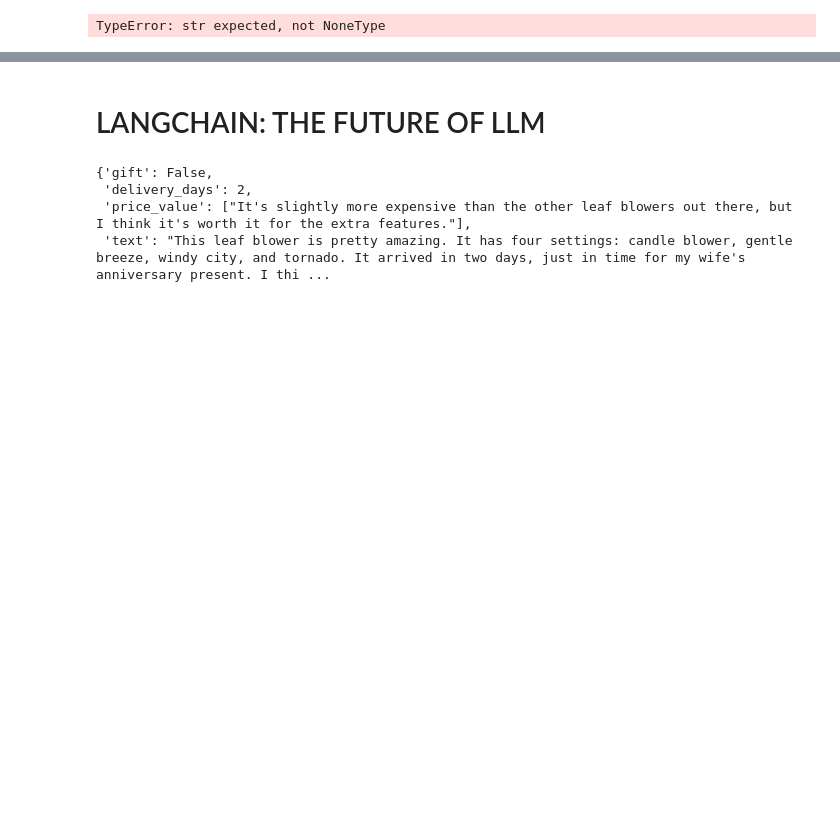
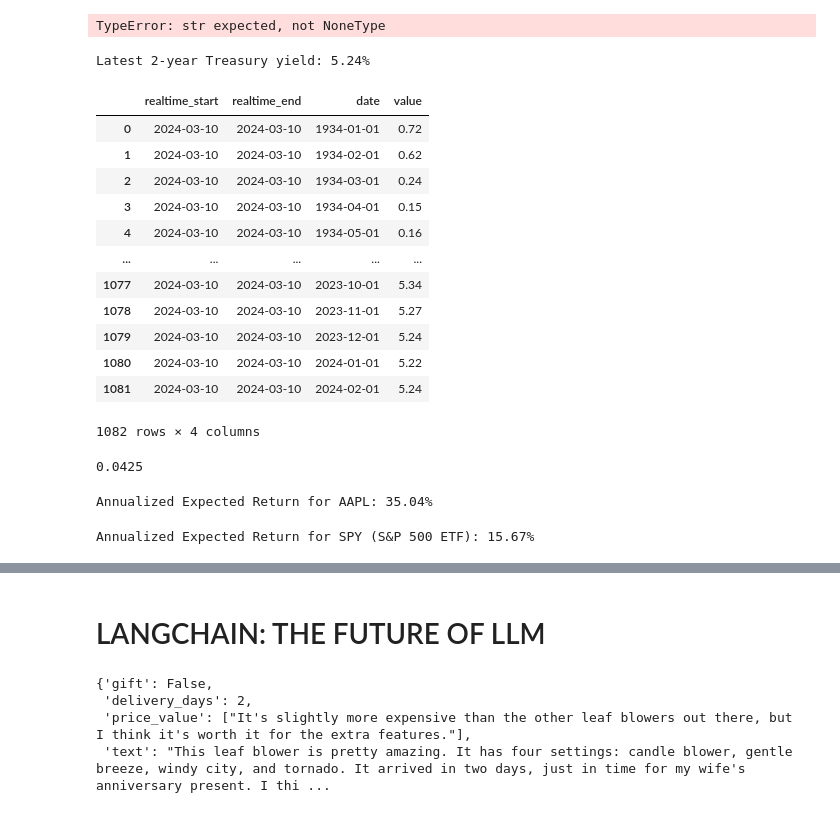
Before and after one commit to Abhiteja22/FYP, a Jupyter notebook: fyp/app/openAI_test.ipynb, the cells around one changed output, grey strips where cells are left out. Drawn from its saved outputs; the diff is of its cells as text; code cells hidden in the pictures; blank space fills up the shorter version.

```diff
--- a/fyp/app/openAI_test.ipynb
+++ b/fyp/app/openAI_test.ipynb
@@ -5,2 +6,41 @@ os.environ["ALPHA_VANTAGE_API_KEY"] = os.getenv('ALPHA_VANTAGE_API_KEY')
 # %% [output]
 TypeError: str expected, not NoneType
+# %%
+import requests
+
+def fetch_treasury_yield(series_id, api_key):
+    url = f"https://api.stlouisfed.org/fred/series/observations?series_id={series_id}&api_key={api_key}&file_type=json"
+    response = requests.get(url)
+    if response.status_code == 200:
+        data = response.json()['observations']
+        # Assuming you want the latest observation
+        latest_data = data[-1]
+        return latest_data['value']
+    else:
+        return None
+
+api_key = '86163e766108151080f7c69c5a76b5f1'
+# Example for a 2-year Treasury yield
+yield_2yr = fetch_treasury_yield('TB3MS', api_key) # DGS2
+print(f"Latest 2-year Treasury yield: {yield_2yr}%")
+# %% [output]
+Latest 2-year Treasury yield: 5.24%
+# %%
+import pyfredapi as pf
+
+# api key passed to the function
+pf.get_series(series_id='TB3MS', api_key='86163e766108151080f7c69c5a76b5f1')
+# %% [output]
+|  | realtime_start | realtime_end | date | value |
+| 0 | 2024-03-10 | 2024-03-10 | 1934-01-01 | 0.72 |
+| 1 | 2024-03-10 | 2024-03-10 | 1934-02-01 | 0.62 |
+| 2 | 2024-03-10 | 2024-03-10 | 1934-03-01 | 0.24 |
+| 3 | 2024-03-10 | 2024-03-10 | 1934-04-01 | 0.15 |
+| 4 | 2024-03-10 | 2024-03-10 | 1934-05-01 | 0.16 |
+| ... | ... | ... | ... | ... |
+| 1077 | 2024-03-10 | 2024-03-10 | 2023-10-01 | 5.34 |
+| 1078 | 2024-03-10 | 2024-03-10 | 2023-11-01 | 5.27 |
+| 1079 | 2024-03-10 | 2024-03-10 | 2023-12-01 | 5.24 |
+| 1080 | 2024-03-10 | 2024-03-10 | 2024-01-01 | 5.22 |
+| 1081 | 2024-03-10 | 2024-03-10 | 2024-02-01 | 5.24 |
+1082 rows × 4 columns
@@ -6,0 +85,37 @@ TypeError: str expected, not NoneType
+# %%
+get_risk_free_rate('30year')
+# %% [output]
+0.0425
+# %%
+import yfinance as yf
+import numpy as np
+
+# Fetch historical data for Apple
+aapl = yf.Ticker("AAPL")
+hist_aapl = aapl.history(period="5y",interval="1mo")  # For example, using 1 year of daily data
+
+# Calculate daily returns
+daily_returns_aapl = hist_aapl['Close'].pct_change()
+
+# Calculate the average daily return and annualize it
+mean_daily_return_aapl = daily_returns_aapl.mean()
+annualized_return_aapl = (1 + mean_daily_return_aapl) ** 12 - 1  # 252 trading days in a year
+
+print(f"Annualized Expected Return for AAPL: {annualized_return_aapl:.2%}")
+# %% [output]
+Annualized Expected Return for AAPL: 35.04%
+# %%
+# Fetch historical data for SPY (S&P 500 ETF)
+spy = yf.Ticker("SPY")
+hist_spy = spy.history(period="5y",interval="1mo")  # Matching the same 1 year period
+
+# Calculate daily returns
+daily_returns_spy = hist_spy['Close'].pct_change()
+
+# Calculate the average daily return and annualize it
+mean_daily_return_spy = daily_returns_spy.mean()
+annualized_return_spy = (1 + mean_daily_return_spy) ** 12 - 1
+
+print(f"Annualized Expected Return for SPY (S&P 500 ETF): {annualized_return_spy:.2%}")
+# %% [output]
+Annualized Expected Return for SPY (S&P 500 ETF): 15.67%
```
Also changed, not shown: parts of 6 cells of this notebook, 50 other files.
